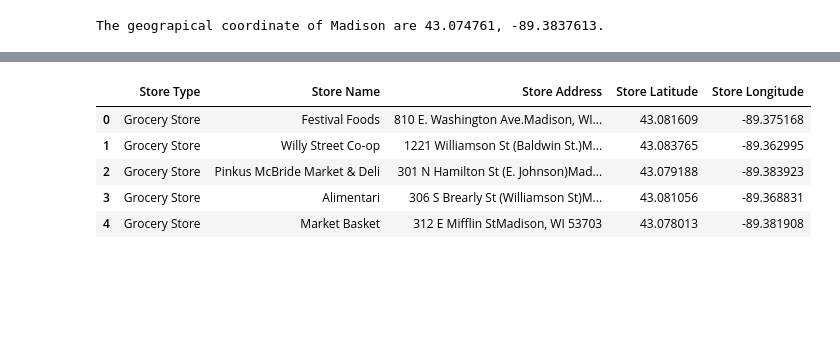
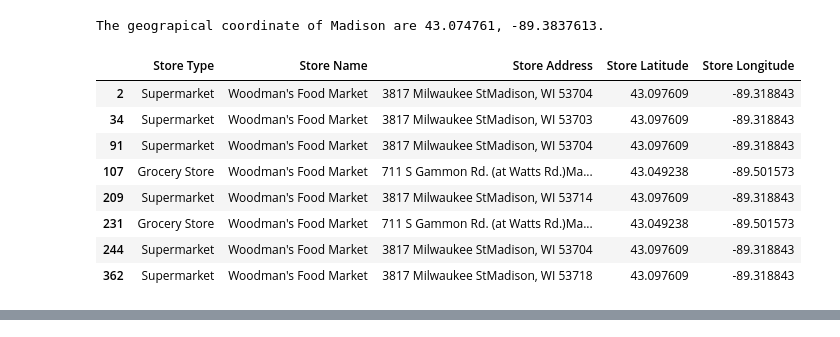
Before and after one commit to joshjarvey/Coursera_Capstone, a Jupyter notebook: Capstone_Final_Project.ipynb, the cells around one changed output, grey strips where cells are left out. Cells and saved outputs as stored; diff of their text form; code cells hidden in the pictures; blank space fills up the shorter version.

```diff
--- a/Capstone_Final_Project.ipynb
+++ b/Capstone_Final_Project.ipynb
@@ -53 +68,40 @@ The geograpical coordinate of Madison are 43.074761, -89.3837613.
+# %%
+store_data=[]
+
+  #loop through the urls list and make each API call. Within the loop, a nested loop will parse out the required data to build the dataframe
+for j in range(len(url_list)):
+  results = requests.get(url_list[j]).json()
+
+    #Looping through each unique element returned within the JSON to build a nested list of relevant data per the API call.
+    #Note: --> ['items'][i]['venue']  <- the index of the "items" is what needs to be looped through to gather each records detials in the JSON.
+  for i in range(len(results['response']['groups'][0]['items'])):
+      #grabbing the type of venue from the JSON
+    store_type = results['response']['groups'][0]['items'][i]['venue']['categories'][0]['name']
+      #grabbing the store name from the JSON
+    store_name = results['response']['groups'][0]['items'][i]['venue']['name']
+      #grabbing the formatted address & city/state from the JSON
+    store_address = results['response']['groups'][0]['items'][i]['venue']['location']['formattedAddress'][0] + ' ,' + results['response']['groups'][0]['items'][0]['venue']['location']['formattedAddress'][1]
+      #grabbing the latitude and longitude from the JSON
+    store_lat = results['response']['groups'][0]['items'][i]['venue']['location']['labeledLatLngs'][0]['lat']
+    store_lng = results['response']['groups'][0]['items'][i]['venue']['location']['labeledLatLngs'][0]['lng']
+
+      #build a temp list of the items.
+    store_data.append([store_type,store_name,store_address,store_lat,store_lng])
+
+  #create a dataframe using the store data list extracted
+df_grocery_store = pd.DataFrame(columns=['Store Type', 'Store Name','Store Address', 'Store Latitude', 'Store Longitude'], data=store_data)
+# %%
+df_grocery_store[df_grocery_store['Store Name'] == 'Woodman\'s Food Market']
+
+##note, there are overlaping radius selections with current 4000m search radius. Need to consider how to not double count unique stores.
+# %% [output]
+|  | Store Type | Store Name | Store Address | Store Latitude | Store Longitude |
+| 2 | Supermarket | Woodman's Food Market | 3817 Milwaukee StMadison, WI 53704 | 43.097609 | -89.318843 |
+| 34 | Supermarket | Woodman's Food Market | 3817 Milwaukee StMadison, WI 53703 | 43.097609 | -89.318843 |
+| 91 | Supermarket | Woodman's Food Market | 3817 Milwaukee StMadison, WI 53704 | 43.097609 | -89.318843 |
+| 107 | Grocery Store | Woodman's Food Market | 711 S Gammon Rd. (at Watts Rd.)Ma... | 43.049238 | -89.501573 |
+| 209 | Supermarket | Woodman's Food Market | 3817 Milwaukee StMadison, WI 53714 | 43.097609 | -89.318843 |
+| 231 | Grocery Store | Woodman's Food Market | 711 S Gammon Rd. (at Watts Rd.)Ma... | 43.049238 | -89.501573 |
+| 244 | Supermarket | Woodman's Food Market | 3817 Milwaukee StMadison, WI 53704 | 43.097609 | -89.318843 |
+| 362 | Supermarket | Woodman's Food Market | 3817 Milwaukee StMadison, WI 53718 | 43.097609 | -89.318843 |
 # %%
@@ -104,29 +152,0 @@ results = requests.get(url).json()
-# %%
-aggregate_store_data=[]
-
-#### Looping through each unique element returned within the JSON to build a nested list of relevant data per the API call.
-#### Note: --> ['items'][i]['venue']  <- the index of the "items" is what needs to be looped through to gather each records detials in the JSON.
-
-for i in range(len(results['response']['groups'][0]['items'])):
-    #grabbing the type of venue from the JSON
-  store_type = results['response']['groups'][0]['items'][i]['venue']['categories'][0]['name']
-    #grabbing the venue name from the JSON
-  store_name = results['response']['groups'][0]['items'][i]['venue']['name']
-    #grabbing the formatted address & city/state from the JSON
-  store_address = results['response']['groups'][0]['items'][i]['venue']['location']['formattedAddress'][0] + results['response']['groups'][0]['items'][0]['venue']['location']['formattedAddress'][1]
-    #grabbing the latitude and longitude from the JSON
-  store_lat = results['response']['groups'][0]['items'][i]['venue']['location']['labeledLatLngs'][0]['lat']
-  store_lng = results['response']['groups'][0]['items'][i]['venue']['location']['labeledLatLngs'][0]['lng']
-
-    #build a temp list of the items, then append it to a holder list.
-  aggregate_store_data.append([store_type,store_name,store_address,store_lat,store_lng])
-
-df_grocery_store = pd.DataFrame(columns=['Store Type', 'Store Name','Store Address', 'Store Latitude', 'Store Longitude'], data=aggregate_store_data)
-df_grocery_store.head()
-# %% [output]
-|  | Store Type | Store Name | Store Address | Store Latitude | Store Longitude |
-| 0 | Grocery Store | Festival Foods | 810 E. Washington Ave.Madison, WI... | 43.081609 | -89.375168 |
-| 1 | Grocery Store | Willy Street Co-op | 1221 Williamson St (Baldwin St.)M... | 43.083765 | -89.362995 |
-| 2 | Grocery Store | Pinkus McBride Market & Deli | 301 N Hamilton St (E. Johnson)Mad... | 43.079188 | -89.383923 |
-| 3 | Grocery Store | Alimentari | 306 S Brearly St (Williamson St)M... | 43.081056 | -89.368831 |
-| 4 | Grocery Store | Market Basket | 312 E Mifflin StMadison, WI 53703 | 43.078013 | -89.381908 |
```
Also changed, not shown: parts of 7 cells of this notebook.
